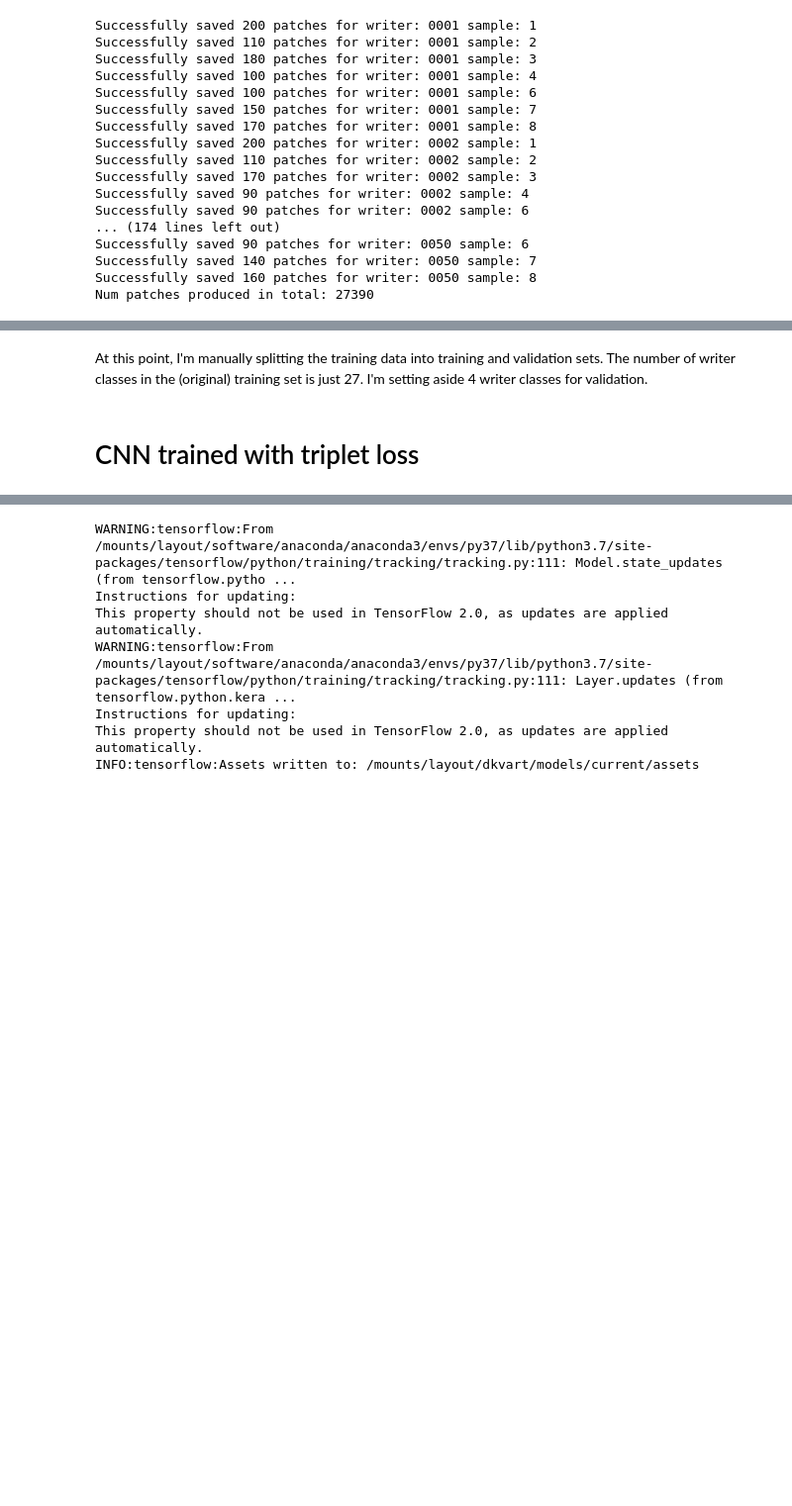
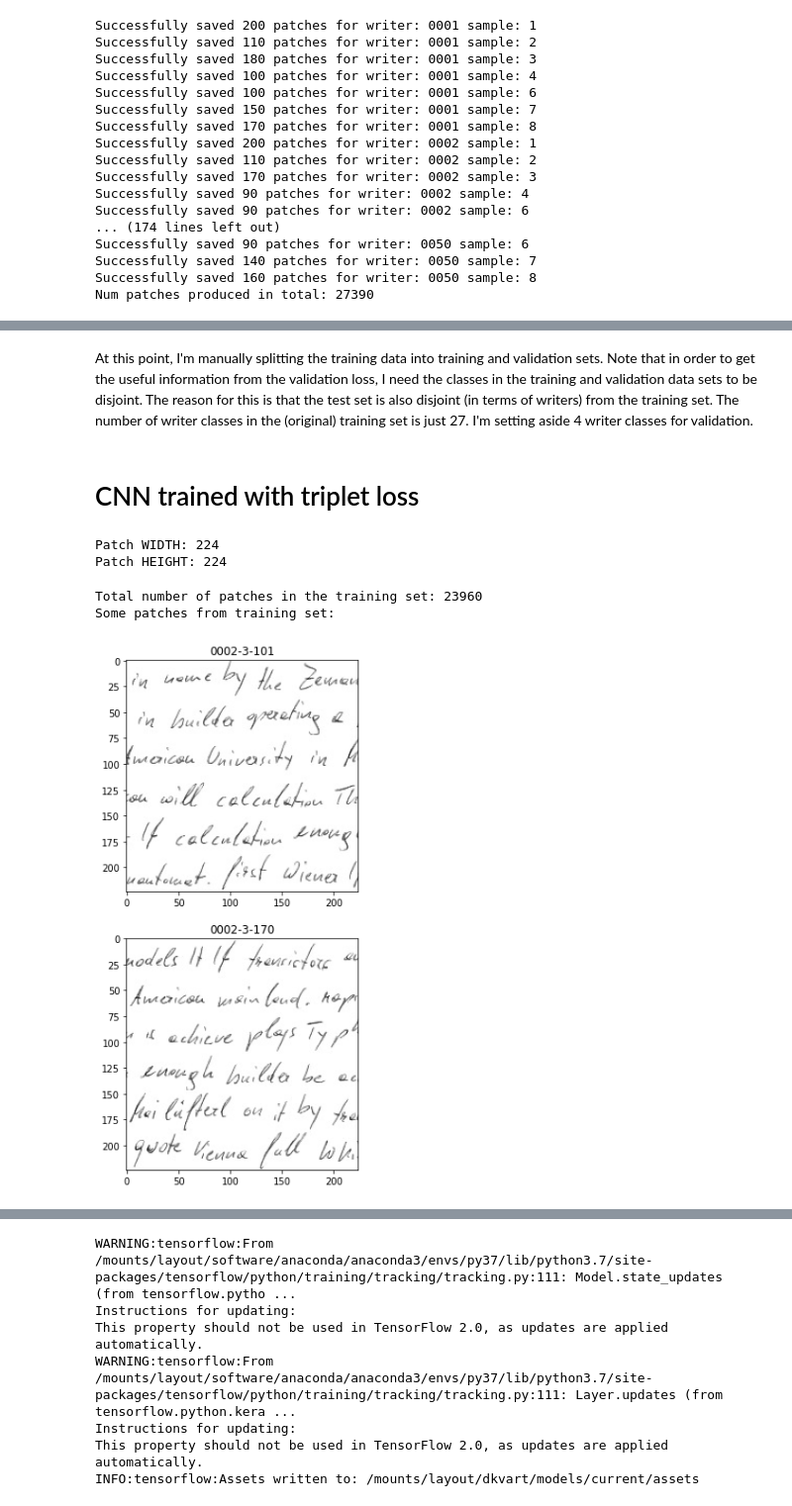
Before and after one commit to DavitKvartskhava/Writer-Identification, a Jupyter notebook: identification.ipynb, the cells around one changed output, grey strips where cells are left out. Shown at 99% size. Drawn from its saved outputs; the diff is of its cells as text; code cells hidden in the pictures; blank space fills up the shorter version.

```diff
--- a/identification.ipynb
+++ b/identification.ipynb
@@ -268,4 +298,4 @@ Num patches produced in total: 27390
 # %% [markdown]
-At this point, I'm manually splitting the training data into training and validation sets. The number of writer classes in the (original) training set is just 27. I'm setting aside 4 writer classes for validation.
+At this point, I'm manually splitting the training data into training and validation sets. Note that in order to get the useful information from the validation loss, I need the classes in the training and validation data sets to be disjoint. The reason for this is that the test set is also disjoint (in terms of writers) from the training set. The number of writer classes in the (original) training set is just 27. I'm setting aside 4 writer classes for validation.
 # %% [markdown]
 # CNN trained with triplet loss
@@ -285,0 +302,20 @@ print(img_height, img_width)
+# %%
+training_data_dir = pathlib.Path(CVL_PATH+"/trainset/processed")
+validation_data_dir = pathlib.Path(CVL_PATH+"/validationset/processed")
+
+image = mpimg.imread(next(training_data_dir.glob('0001/*')))
+img_height, img_width = image.shape
+print("Patch WIDTH:", img_width)
+print("Patch HEIGHT:", img_height)
+# %% [output]
+Patch WIDTH: 224
+Patch HEIGHT: 224
+# %%
+image_count_tr = len(list(training_data_dir.glob('*/*.jpg')))
+print("Total number of patches in the training set:", image_count_tr)
+print("Some patches from training set:")
+display_rand_images(CVL_PATH+"/trainset/processed/0002", R=2,C=1, size=(10,10))
+# %% [output]
+Total number of patches in the training set: 23960
+Some patches from training set:
+[figure, added]
```
Also changed, not shown: parts of 45 cells of this notebook.
